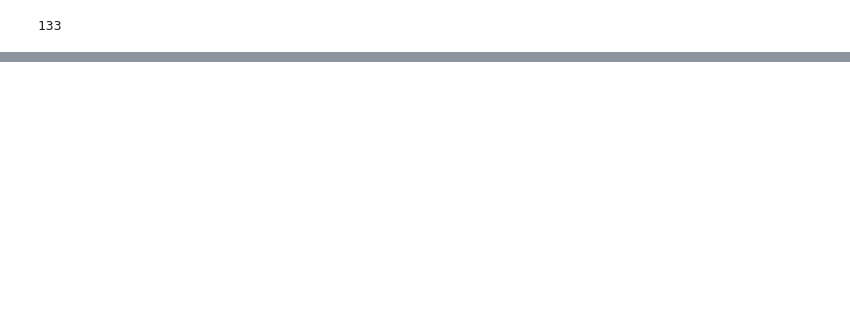
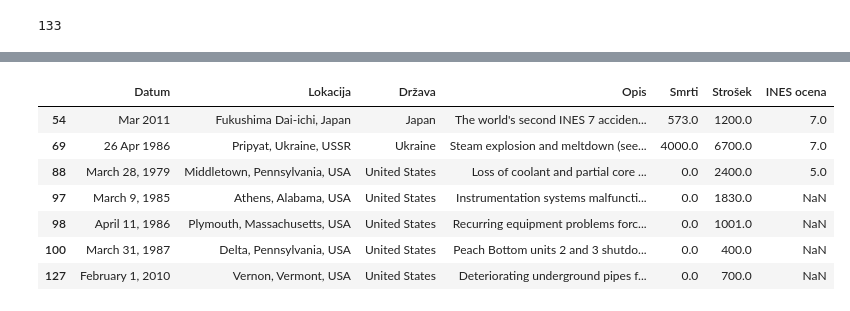
Before and after one commit to aljagombac/analiza-jedrskih-reaktorjev-in-nesrec, a Jupyter notebook: reaktoji_nesrece.ipynb, the cells around one changed output, grey strips where cells are left out. Drawn from its saved outputs; the diff is of its cells as text; code cells hidden in the pictures; blank space fills up the shorter version.

```diff
--- a/reaktoji_nesrece.ipynb
+++ b/reaktoji_nesrece.ipynb
@@ -319,0 +334,15 @@ ValueError: could not convert string to float: '?'
+# %%
+jedr_nesrece["Strošek"] = jedr_nesrece["Strošek"].dropna(how='all')
+po_strošku = jedr_nesrece[jedr_nesrece["Strošek"].astype(float) >= 400]
+
+# prikaz jedrskih nesreč, ki so povzročile največ stroškov
+po_strošku
+# %% [output]
+|  | Datum | Lokacija | Država | Opis | Smrti | Strošek | INES ocena |
+| 54 | Mar 2011 | Fukushima Dai-ichi, Japan | Japan | The world's second INES 7 acciden... | 573.0 | 1200.0 | 7.0 |
+| 69 | 26 Apr 1986 | Pripyat, Ukraine, USSR | Ukraine | Steam explosion and meltdown (see... | 4000.0 | 6700.0 | 7.0 |
+| 88 | March 28, 1979 | Middletown, Pennsylvania, USA | United States | Loss of coolant and partial core ... | 0.0 | 2400.0 | 5.0 |
+| 97 | March 9, 1985 | Athens, Alabama, USA | United States | Instrumentation systems malfuncti... | 0.0 | 1830.0 | NaN |
+| 98 | April 11, 1986 | Plymouth, Massachusetts, USA | United States | Recurring equipment problems forc... | 0.0 | 1001.0 | NaN |
+| 100 | March 31, 1987 | Delta, Pennsylvania, USA | United States | Peach Bottom units 2 and 3 shutdo... | 0.0 | 400.0 | NaN |
+| 127 | February 1, 2010 | Vernon, Vermont, USA | United States | Deteriorating underground pipes f... | 0.0 | 700.0 | NaN |
```
Also changed, not shown: parts of 7 cells of this notebook, 1 other file.
